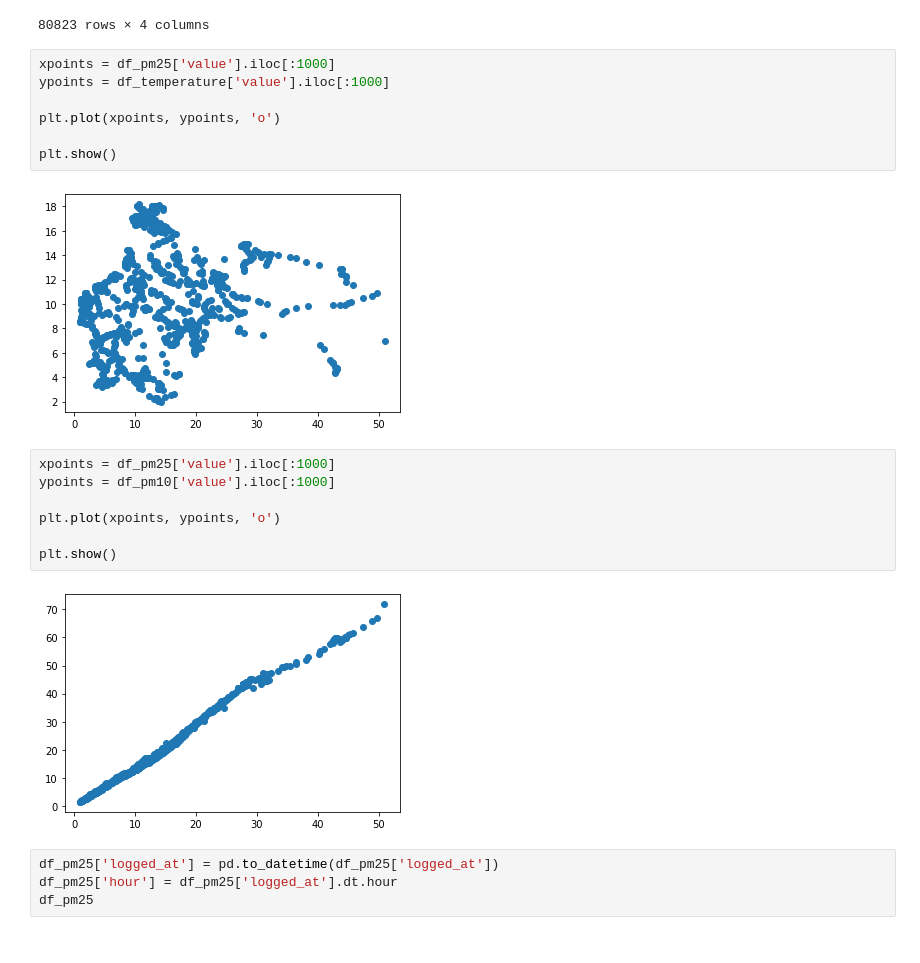
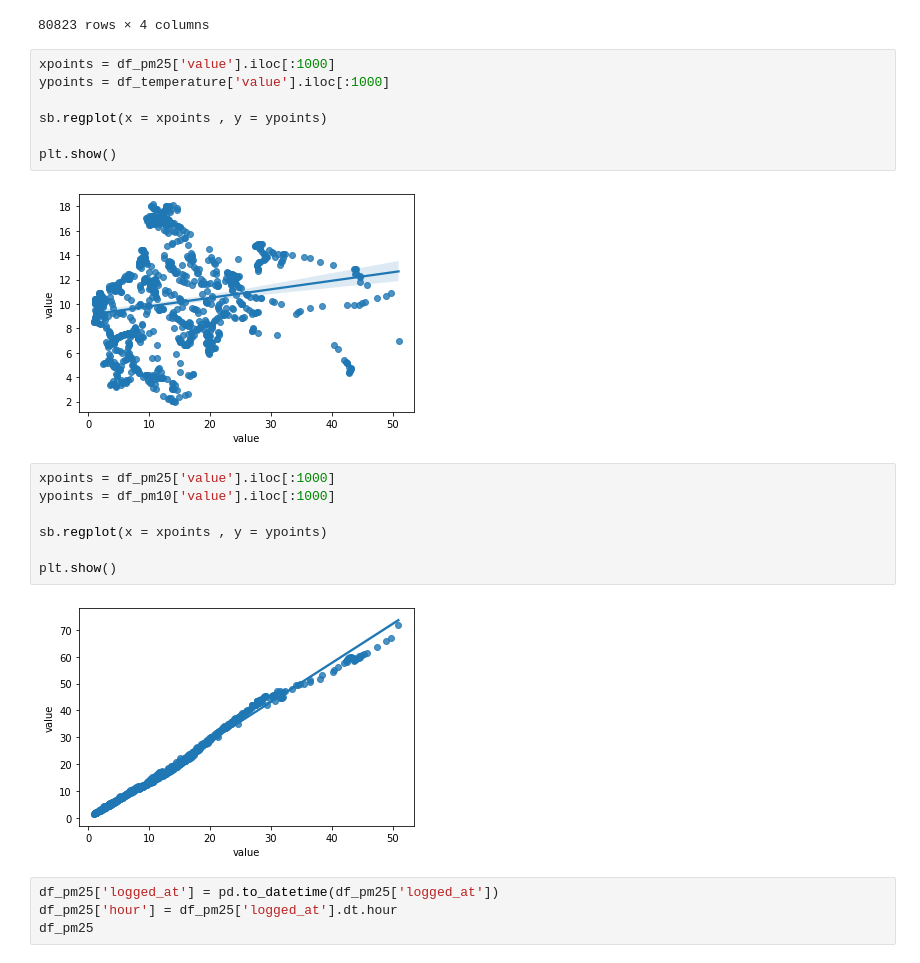
Before and after one commit to art1k20/MatMod, a Jupyter notebook: lab1/lab1.ipynb, the cells around one changed output. Drawn from its saved outputs; the diff is of its cells as text.

```diff
--- a/lab1/lab1.ipynb
+++ b/lab1/lab1.ipynb
@@ -142,21 +147,21 @@ df[df["phenomenon"] == 'no2_ug']
 # %%
 xpoints = df_pm25['value'].iloc[:1000]
 ypoints = df_temperature['value'].iloc[:1000]
 
-plt.plot(xpoints, ypoints, 'o')
+sb.regplot(x = xpoints , y = ypoints)
 
 plt.show()
 # %% [output]
-[figure, old version]
+[figure, new version]
 # %%
 xpoints = df_pm25['value'].iloc[:1000]
 ypoints = df_pm10['value'].iloc[:1000]
 
-plt.plot(xpoints, ypoints, 'o')
+sb.regplot(x = xpoints , y = ypoints)
 
 plt.show()
 # %% [output]
-[figure, old version]
+[figure, new version]
 # %%
 df_pm25['logged_at'] = pd.to_datetime(df_pm25['logged_at'])
 df_pm25['hour'] = df_pm25['logged_at'].dt.hour
```
Also changed, not shown: parts of 17 cells of this notebook.
